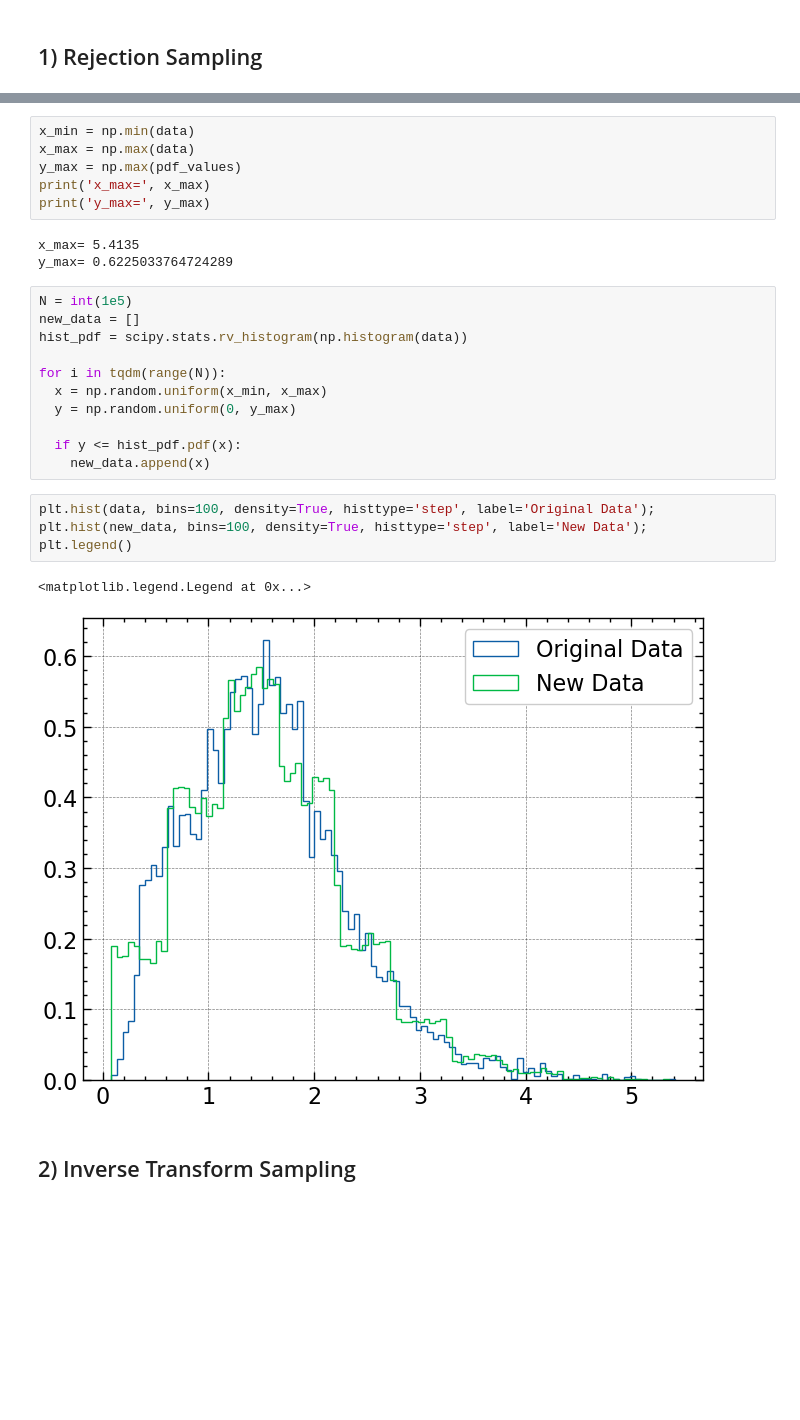
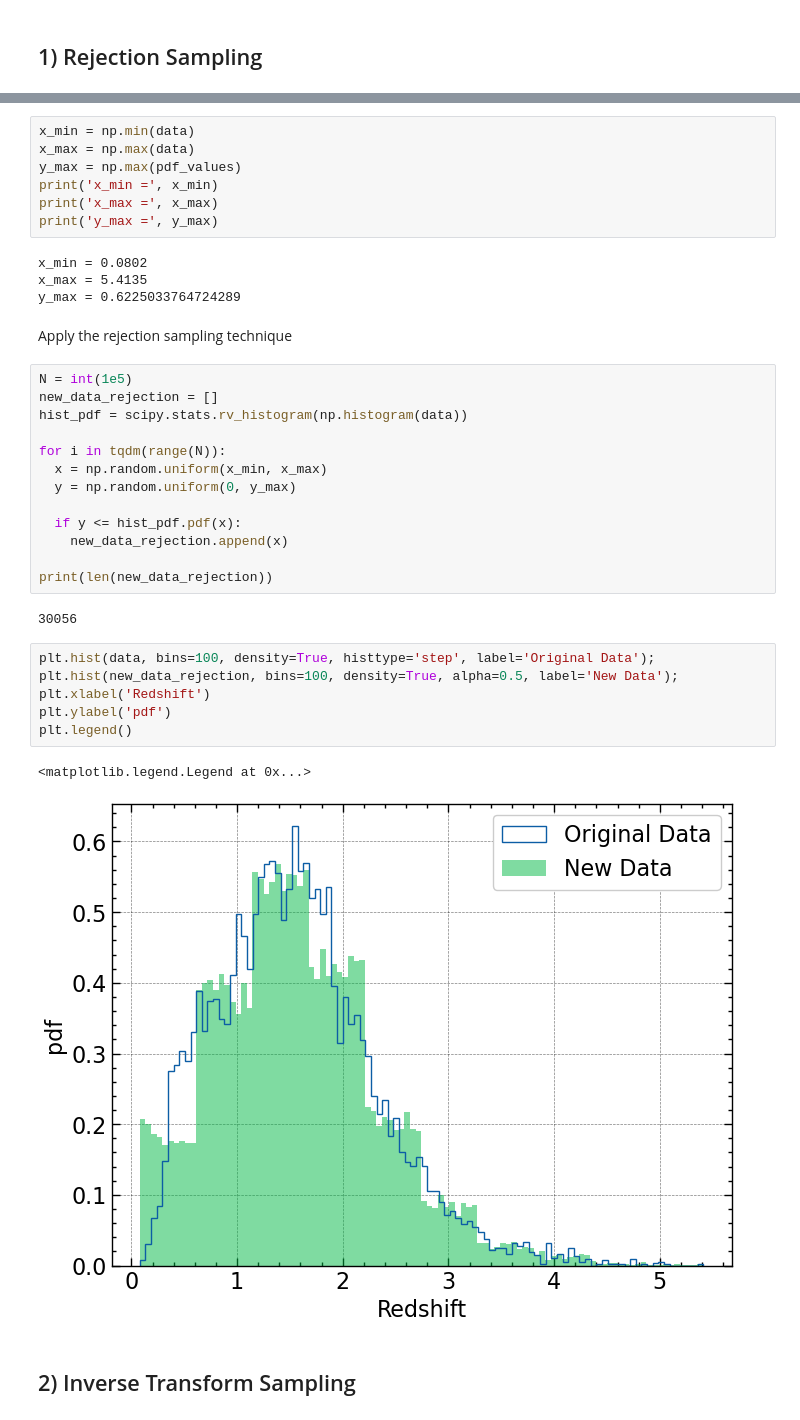
Before and after one commit to M-Bianchi/astrostatistics_bicocca_2024, a Jupyter notebook: working/W04_upsampling_quasars.ipynb, the cells around one changed output, grey strips where cells are left out. Cells and saved outputs as stored; diff of their text form; blank space fills up the shorter version.

```diff
--- a/working/W04_upsampling_quasars.ipynb
+++ b/working/W04_upsampling_quasars.ipynb
@@ -52,14 +57,18 @@ pdf_values, bins = plt.hist(data, bins=100, density=True, color='lightblue', edg
 x_min = np.min(data)
 x_max = np.max(data)
 y_max = np.max(pdf_values)
-print('x_max=', x_max)
-print('y_max=', y_max)
+print('x_min =', x_min)
+print('x_max =', x_max)
+print('y_max =', y_max)
 # %% [output]
-x_max= 5.4135
-y_max= 0.6225033764724289
+x_min = 0.0802
+x_max = 5.4135
+y_max = 0.6225033764724289
+# %% [markdown]
+Apply the rejection sampling technique
 # %%
 N = int(1e5)
-new_data = []
+new_data_rejection = []
 hist_pdf = scipy.stats.rv_histogram(np.histogram(data))
 
 for i in tqdm(range(N)):
@@ -67,13 +76,19 @@ for i in tqdm(range(N)):
   y = np.random.uniform(0, y_max)
 
   if y <= hist_pdf.pdf(x):
-    new_data.append(x)
+    new_data_rejection.append(x)
+
+print(len(new_data_rejection))
+# %% [output]
+30056
 # %%
 plt.hist(data, bins=100, density=True, histtype='step', label='Original Data');
-plt.hist(new_data, bins=100, density=True, histtype='step', label='New Data');
+plt.hist(new_data_rejection, bins=100, density=True, alpha=0.5, label='New Data');
+plt.xlabel('Redshift')
+plt.ylabel('pdf')
 plt.legend()
 # %% [output]
 <matplotlib.legend.Legend at 0x...>
-[figure, old version]
+[figure, new version]
 # %% [markdown]
 ## 2) Inverse Transform Sampling
```
Also changed, not shown: parts of 11 cells of this notebook.
